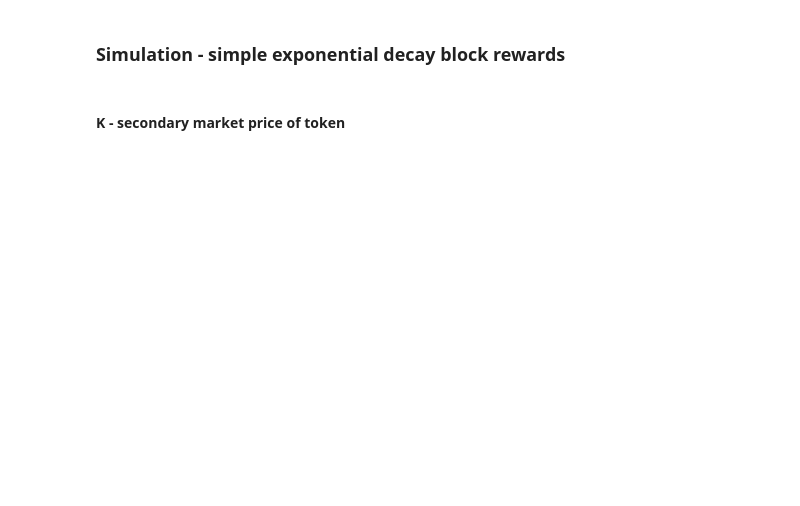
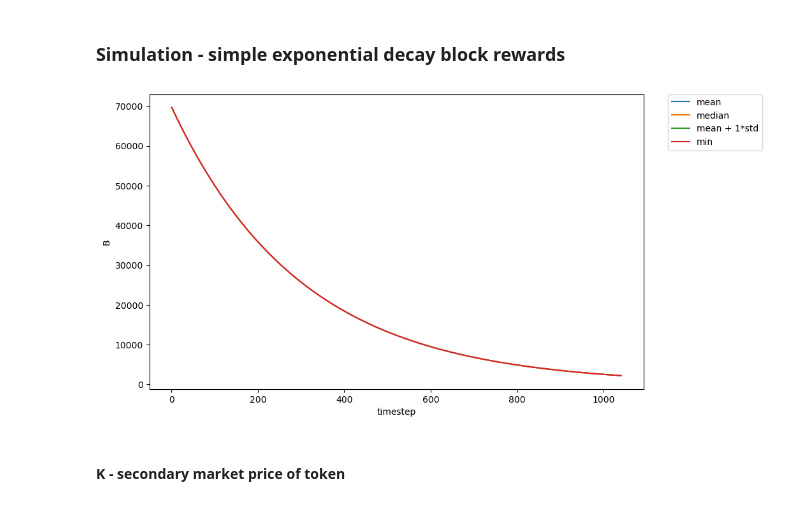
Before and after one commit to danlessa/ans, a Jupyter notebook: ANS Paper Smooth.ipynb, the cells around one changed output. Cells and saved outputs as stored; diff of their text form; code cells hidden in the pictures; blank space fills up the shorter version.

```diff
--- a/ANS Paper Smooth.ipynb
+++ b/ANS Paper Smooth.ipynb
@@ -27,6 +27,6 @@ configs = experiment.configs
 # %%
 single_proc_ctx = ExecutionContext(context=exec_mode.single_proc)
 run1 = Executor(exec_context=single_proc_ctx, configs=[configs[0]])
-run1_raw_result, raw_tensor_field = run1.execute()
+run1_raw_result, raw_tensor_field, _ = run1.execute()
 raw_df = pd.DataFrame(run1_raw_result)
 df = raw_df[raw_df['substep']==5]
@@ -59,15 +75,21 @@ df['DdiffS'] = df['D'] - df['S']
 # %%
 aggregate_dimension = 'timestep'
 
-mean_df = df.groupby(aggregate_dimension).mean().reset_index()
-median_df = df.groupby(aggregate_dimension).median().reset_index()
-std_df = df.groupby(aggregate_dimension).std().reset_index()
-min_df = df.groupby(aggregate_dimension).min().reset_index()
+
+NUMERIC_COLS = ((df.dtypes == float) | (df.dtypes == int))
+num_df = df.loc[:, NUMERIC_COLS]
+
+mean_df = num_df.groupby(aggregate_dimension).mean().reset_index()
+median_df = num_df.groupby(aggregate_dimension).median().reset_index()
+std_df = num_df.groupby(aggregate_dimension).std().reset_index()
+min_df = num_df.groupby(aggregate_dimension).min().reset_index()
 df.rename(columns={'weeks': "timestep"}, inplace=True)
 # %% [markdown]
 ### Simulation - simple exponential decay block rewards
 # %%
-dist_plot(df, 'timestep', 'B')
+dist_plot(num_df, 'timestep', 'B')
+# %% [output]
+[figure, added]
 # %% [markdown]
 #### K - secondary market price of token
 # %%
```
Also changed, not shown: parts of 4 cells of this notebook.
